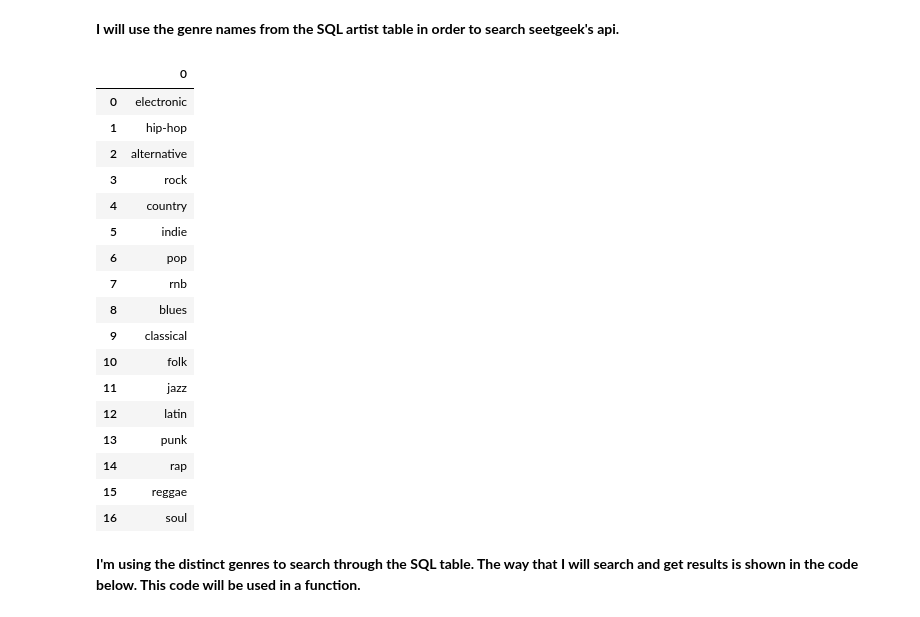
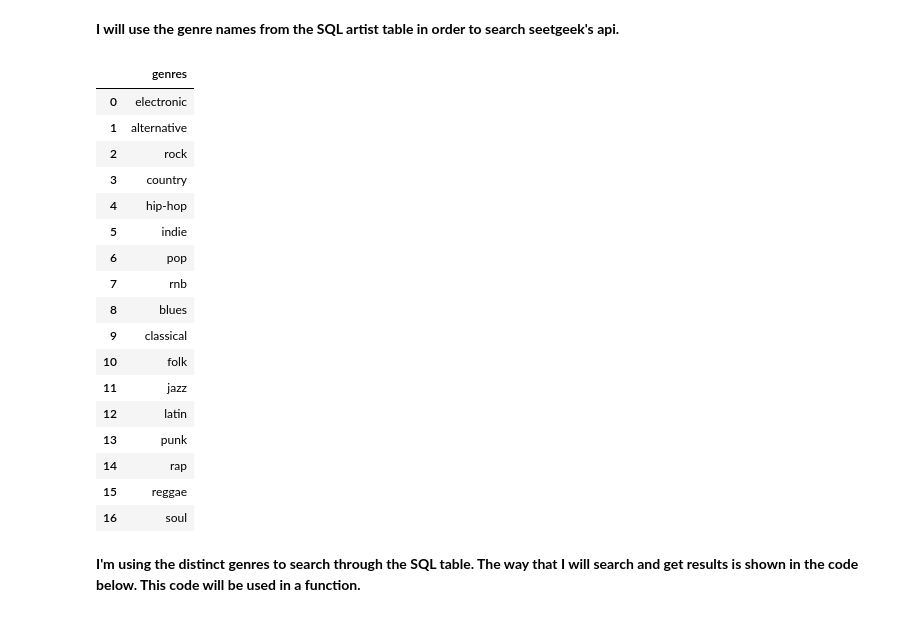
Before and after one commit to alexhubbard89/ticket_touting, a Jupyter notebook: collect_all_seetgeek_data_and_warehouse_it.ipynb, the cells around one changed output. Cells and saved outputs as stored; diff of their text form; code cells hidden in the pictures.

```diff
--- a/collect_all_seetgeek_data_and_warehouse_it.ipynb
+++ b/collect_all_seetgeek_data_and_warehouse_it.ipynb
@@ -196,17 +196,17 @@ Now that I have collected all artist information I'm going to use that in order
 # %%
 con = sqlite3.connect('ticket_touting.db')
 cur = con.cursor()
-query_test = "SELECT DISTINCT genres FROM all_artist_data"
+query_test = "SELECT DISTINCT genres FROM all_artist_data_seetgeek"
 cur.execute(query_test)
-all_seetgeek_genres = pd.DataFrame(cur.fetchall())
+all_seetgeek_genres = pd.DataFrame(cur.fetchall(), columns=['genres'])
 all_seetgeek_genres
 # %% [output]
-|  | 0 |
+|  | genres |
 | 0 | electronic |
-| 1 | hip-hop |
-| 2 | alternative |
-| 3 | rock |
-| 4 | country |
+| 1 | alternative |
+| 2 | rock |
+| 3 | country |
+| 4 | hip-hop |
 | 5 | indie |
 | 6 | pop |
 | 7 | rnb |
```
Also changed, not shown: parts of 11 cells of this notebook.
